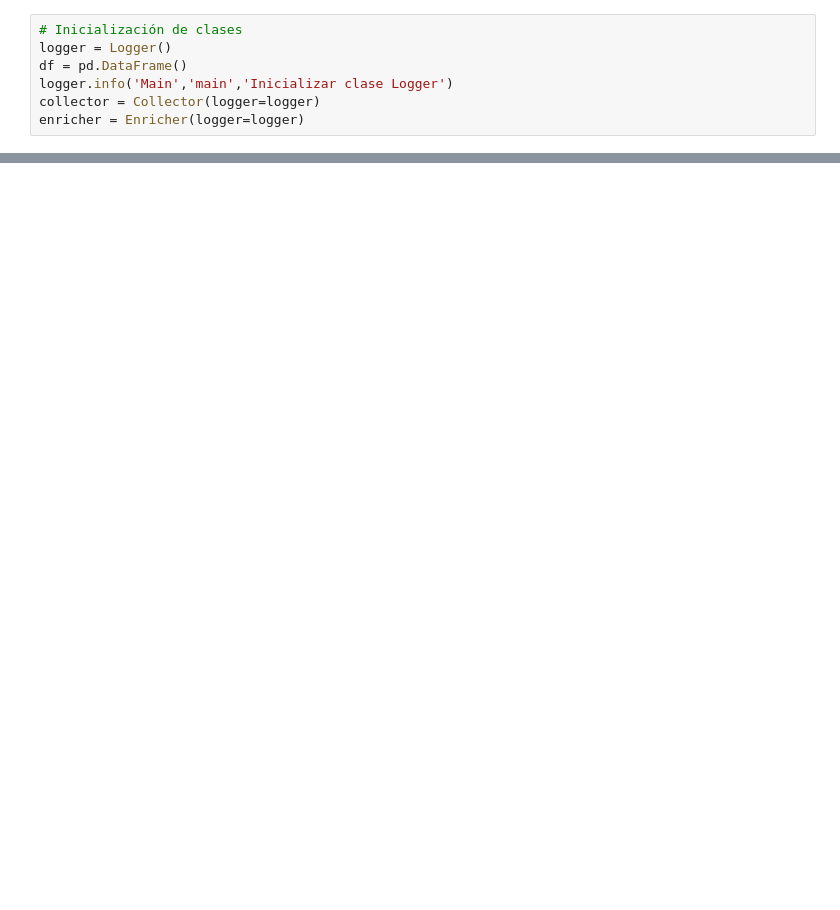
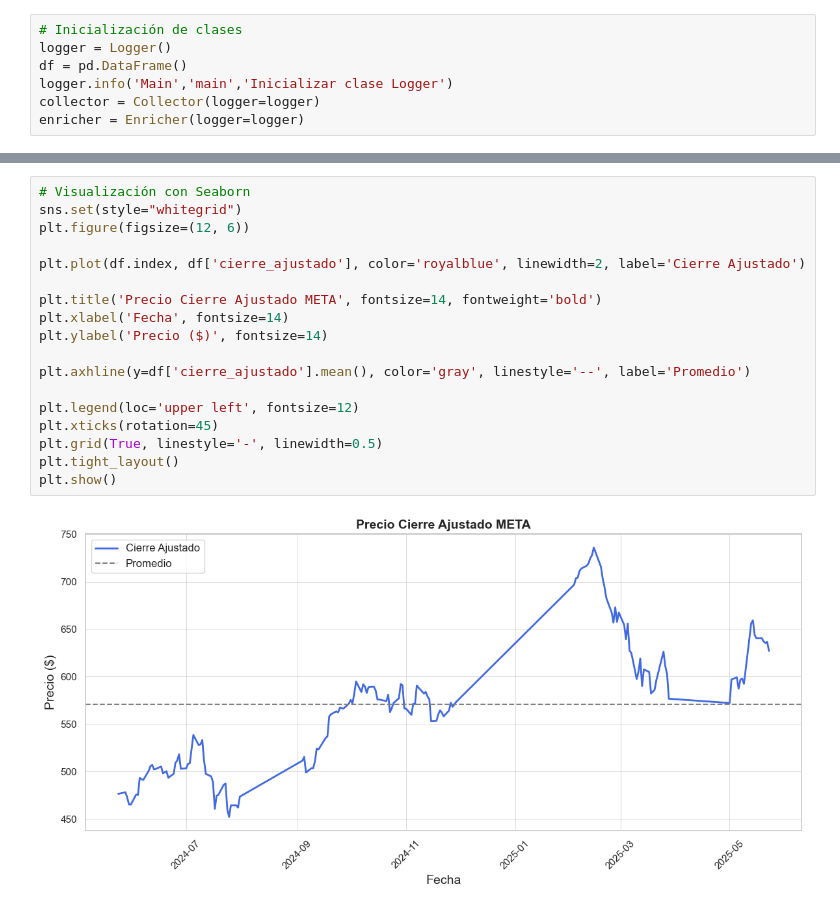
Before and after one commit to NikolTR/PIV_2025-1, a Jupyter notebook: src/piv/series_temporales_yahoo.ipynb, the cells around one changed output, grey strips where cells are left out. Drawn from its saved outputs; the diff is of its cells as text; blank space fills up the shorter version.

```diff
--- a/src/piv/series_temporales_yahoo.ipynb
+++ b/src/piv/series_temporales_yahoo.ipynb
@@ -65 +83,21 @@ plt.show()
+# %%
+# Visualización con Seaborn
+sns.set(style="whitegrid")
+plt.figure(figsize=(12, 6))
+
+plt.plot(df.index, df['cierre_ajustado'], color='royalblue', linewidth=2, label='Cierre Ajustado')
+
+plt.title('Precio Cierre Ajustado META', fontsize=14, fontweight='bold')
+plt.xlabel('Fecha', fontsize=14)
+plt.ylabel('Precio ($)', fontsize=14)
+
+plt.axhline(y=df['cierre_ajustado'].mean(), color='gray', linestyle='--', label='Promedio')
+
+plt.legend(loc='upper left', fontsize=12)
+plt.xticks(rotation=45)
+plt.grid(True, linestyle='-', linewidth=0.5)
+plt.tight_layout()
+plt.show()
+# %% [output]
+[figure, added]
 # %%
```
Also changed, not shown: parts of 19 cells of this notebook, 1 other file.
